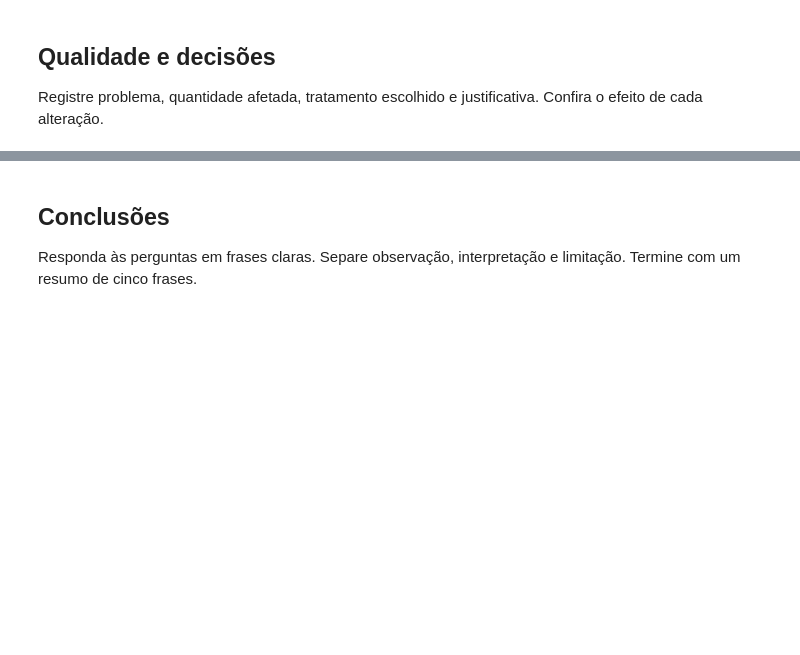
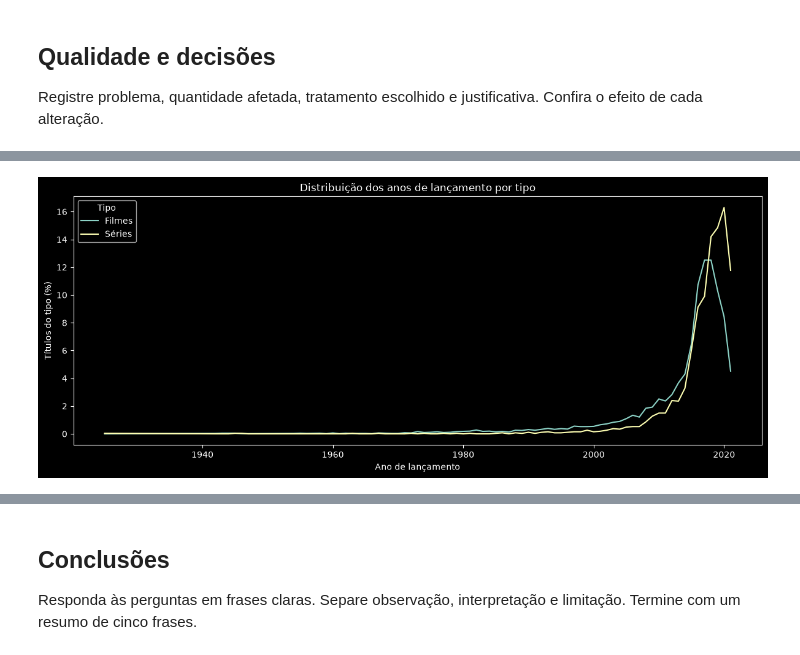
Before and after one commit to peottaig/analise-dados-netflix, a Jupyter notebook: guia.ipynb, the cells around one changed output, grey strips where cells are left out. Drawn from its saved outputs; the diff is of its cells as text; code cells hidden in the pictures; blank space fills up the shorter version.

```diff
--- a/guia.ipynb
+++ b/guia.ipynb
@@ -199,0 +211,21 @@ Implemente suas consultas e gráficos. Explique denominadores, filtros e resulta
+# %%
+contagem = (
+    base.groupby(["release_year", "type"])
+    .size()
+    .unstack(fill_value=0)
+)
+
+distribuicao_ano = (
+    contagem.div(contagem.sum(axis=0), axis=1) * 100
+).rename(columns={"Movie": "Filmes", "TV Show": "Séries"})
+
+ax = distribuicao_ano.plot(figsize=(12, 5))
+ax.set_title("Distribuição dos anos de lançamento por tipo")
+ax.set_xlabel("Ano de lançamento")
+ax.set_ylabel("Títulos do tipo (%)")
+ax.legend(title="Tipo")
+
+plt.tight_layout()
+plt.show()
+# %% [output]
+[figure, added]
```
Also changed, not shown: parts of 43 cells of this notebook.
